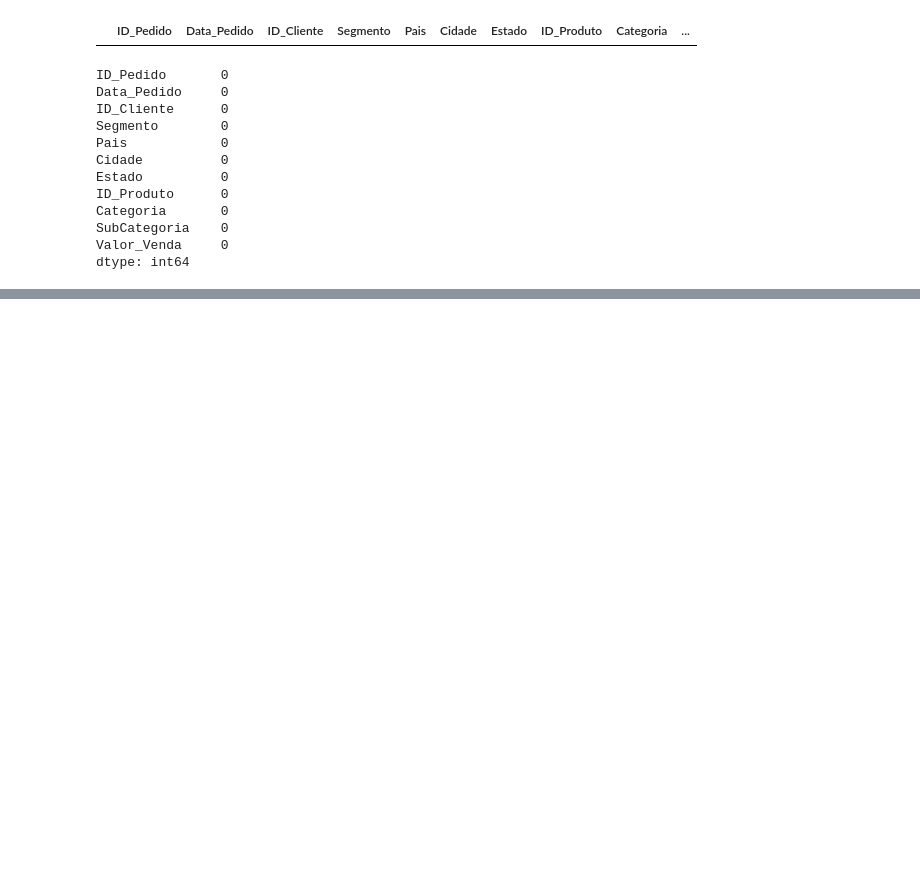
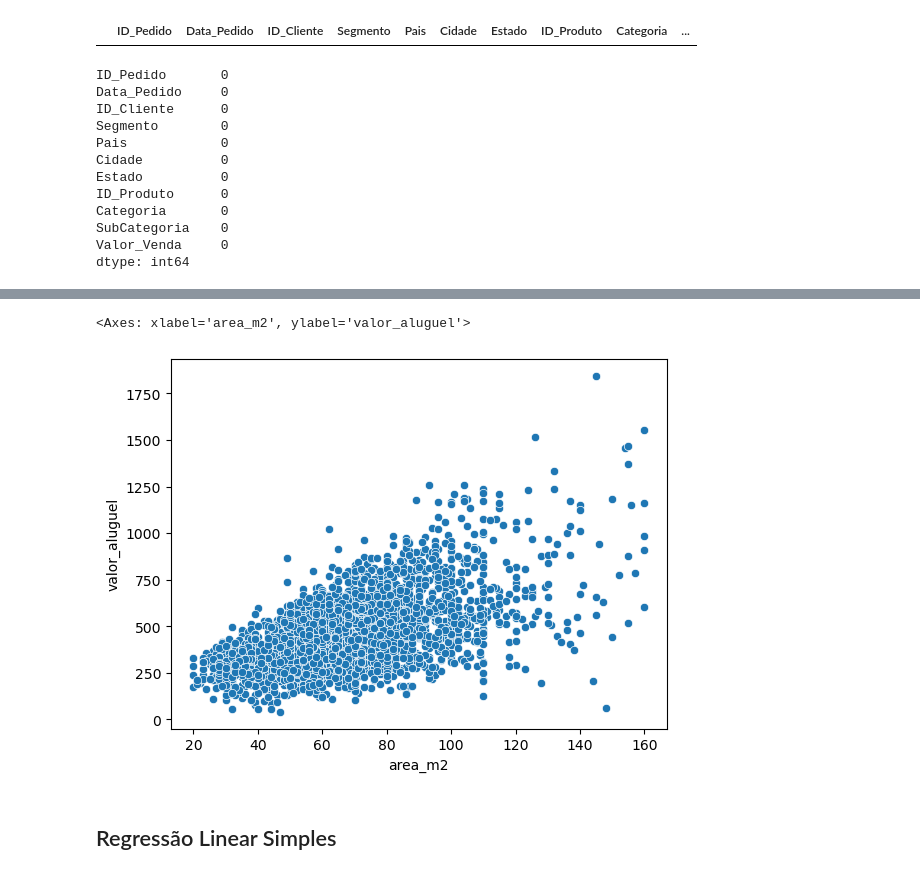
Before and after one commit to mafixx/PythonFundamentals, a Jupyter notebook: Seção 14 a 20.ipynb, the cells around one changed output, grey strips where cells are left out. Saved outputs shown, nothing was run; the diff lists cells and outputs as text; code cells hidden in the pictures; blank space fills up the shorter version.

```diff
--- a/Seção 14 a 20.ipynb
+++ b/Seção 14 a 20.ipynb
@@ -110,0 +234,8 @@ df_dsa.head()
+# %%
+# Análise da relação entre a variável de entrada area_m2 e a variável alvo valor_aluguel
+sns.scatterplot(data = df_dsa, x = "area_m2", y = "valor_aluguel")
+# %% [output]
+<Axes: xlabel='area_m2', ylabel='valor_aluguel'>
+[figure, added]
+# %% [markdown]
+## Regressão Linear Simples
```
Also changed, not shown: parts of 128 cells of this notebook.
